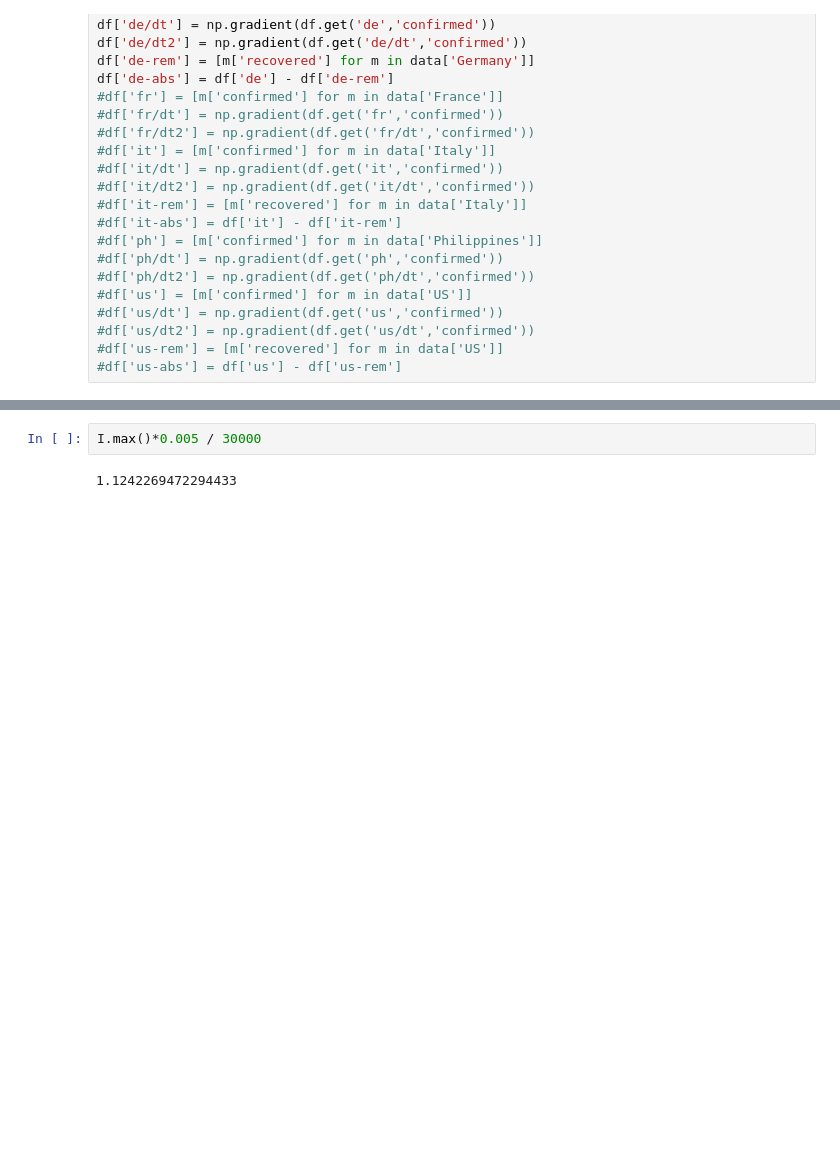
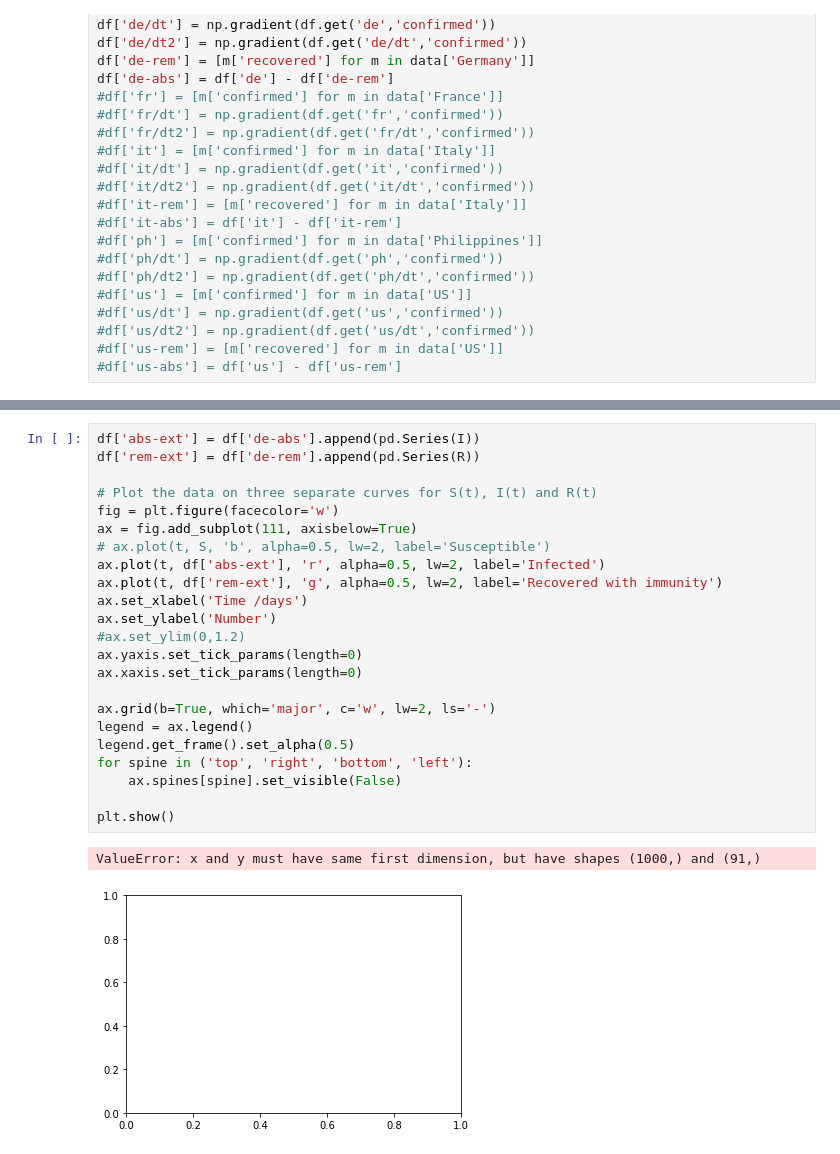
Before and after one commit to kschwank/corona-notebook, a Jupyter notebook: CoronaDevelopment.ipynb, the cells around one changed output, grey strips where cells are left out. Saved outputs shown, nothing was run; the diff lists cells and outputs as text; blank space fills up the shorter version.

Commit message:
start appending model data to real data

```diff
--- a/CoronaDevelopment.ipynb
+++ b/CoronaDevelopment.ipynb
@@ -114,4 +116,26 @@ plt.show()
-# %%
-I.max()*0.005 / 30000
-# %% [output]
-1.1242269472294433
+# %%
+df['abs-ext'] = df['de-abs'].append(pd.Series(I))
+df['rem-ext'] = df['de-rem'].append(pd.Series(R))
+
+# Plot the data on three separate curves for S(t), I(t) and R(t)
+fig = plt.figure(facecolor='w')
+ax = fig.add_subplot(111, axisbelow=True)
+# ax.plot(t, S, 'b', alpha=0.5, lw=2, label='Susceptible')
+ax.plot(t, df['abs-ext'], 'r', alpha=0.5, lw=2, label='Infected')
+ax.plot(t, df['rem-ext'], 'g', alpha=0.5, lw=2, label='Recovered with immunity')
+ax.set_xlabel('Time /days')
+ax.set_ylabel('Number')
+#ax.set_ylim(0,1.2)
+ax.yaxis.set_tick_params(length=0)
+ax.xaxis.set_tick_params(length=0)
+
+ax.grid(b=True, which='major', c='w', lw=2, ls='-')
+legend = ax.legend()
+legend.get_frame().set_alpha(0.5)
+for spine in ('top', 'right', 'bottom', 'left'):
+    ax.spines[spine].set_visible(False)
+
+plt.show()
+# %% [output]
+ValueError: x and y must have same first dimension, but have shapes (1000,) and (91,)
+[figure, added]
```
Also changed, not shown: parts of 5 cells of this notebook.
